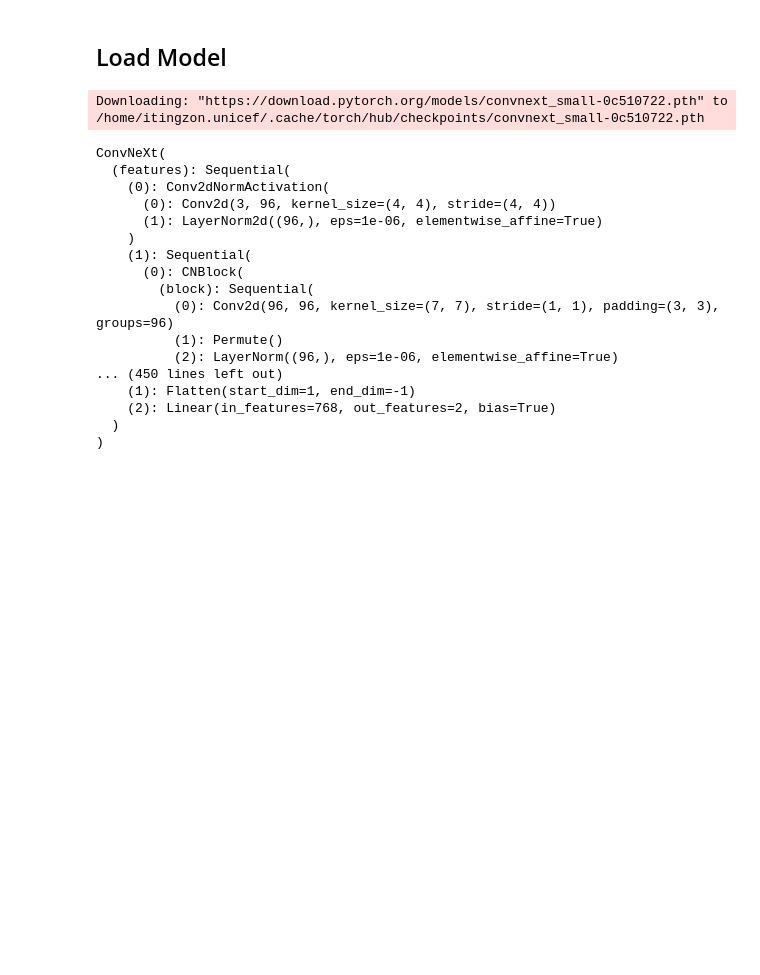
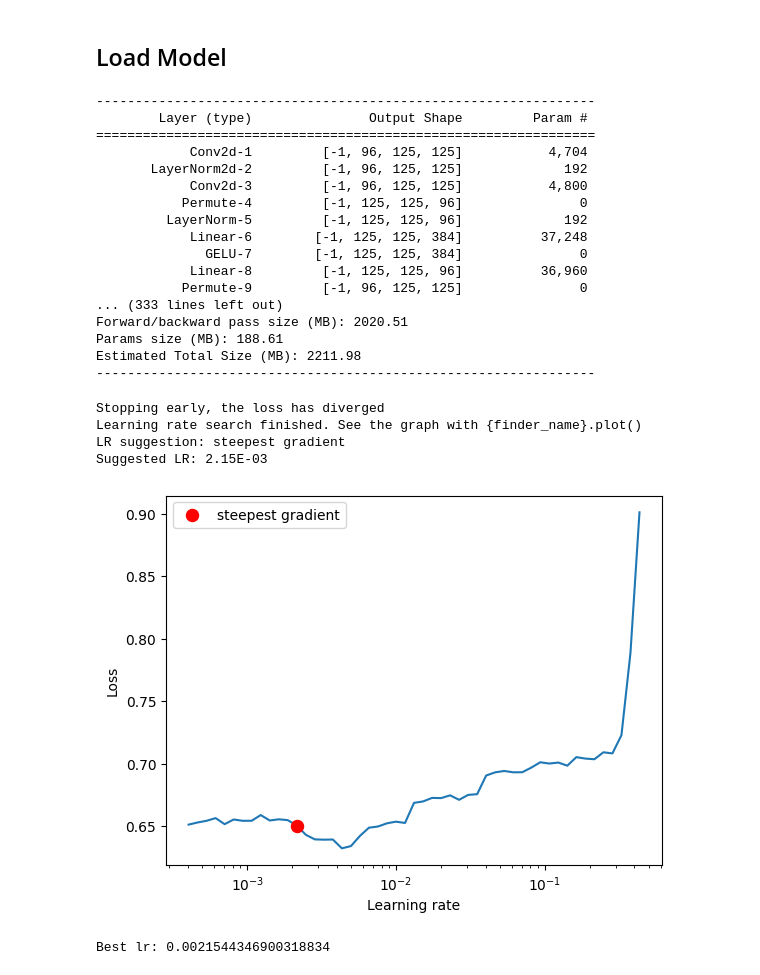
Before and after one commit to unicef/giga-global-school-mapping, a Jupyter notebook: notebooks/05_cnn_development.ipynb, the cells around one changed output. Cells and saved outputs as stored; diff of their text form; code cells hidden in the pictures; blank space fills up the shorter version.

```diff
--- a/notebooks/05_cnn_development.ipynb
+++ b/notebooks/05_cnn_development.ipynb
@@ -57,7 +56,7 @@ cnn_utils.visualize_data(data, data_loader, phase='train')
 # %%
 device = torch.device("cuda:0" if torch.cuda.is_available() else "cpu")
 model, criterion, optimizer, scheduler = cnn_utils.load_model(
-    n_classes=len(classes),
+    n_classes=1,
     model_type=config["model"],
     pretrained=config["pretrained"],
     scheduler_type=config["scheduler"],
@@ -71,23 +70,50 @@ model, criterion, optimizer, scheduler = cnn_utils.load_model(
     dropout=config["dropout"],
     device=device,
 )
-model
+torchsummary.summary(model, (3, 500, 500))
 # %% [output]
-Downloading: "https://download.pytorch.org/models/convnext_small-0c510722.pth" to /home/itingzon.unicef/.cache/torch/hub/checkpoints/convnext_small-0c510722.pth
+----------------------------------------------------------------
+        Layer (type)               Output Shape         Param #
+================================================================
+            Conv2d-1         [-1, 96, 125, 125]           4,704
+       LayerNorm2d-2         [-1, 96, 125, 125]             192
+            Conv2d-3         [-1, 96, 125, 125]           4,800
+           Permute-4         [-1, 125, 125, 96]               0
+         LayerNorm-5         [-1, 125, 125, 96]             192
+            Linear-6        [-1, 125, 125, 384]          37,248
+              GELU-7        [-1, 125, 125, 384]               0
+            Linear-8         [-1, 125, 125, 96]          36,960
+           Permute-9         [-1, 96, 125, 125]               0
+... (333 lines left out)
+Forward/backward pass size (MB): 2020.51
+Params size (MB): 188.61
+Estimated Total Size (MB): 2211.98
+----------------------------------------------------------------
-ConvNeXt(
-  (features): Sequential(
-    (0): Conv2dNormActivation(
-      (0): Conv2d(3, 96, kernel_size=(4, 4), stride=(4, 4))
-      (1): LayerNorm2d((96,), eps=1e-06, elementwise_affine=True)
-    )
-    (1): Sequential(
-      (0): CNBlock(
-        (block): Sequential(
-          (0): Conv2d(96, 96, kernel_size=(7, 7), stride=(1, 1), padding=(3, 3), groups=96)
-          (1): Permute()
-          (2): LayerNorm((96,), eps=1e-06, elementwise_affine=True)
-... (450 lines left out)
-    (1): Flatten(start_dim=1, end_dim=-1)
-    (2): Linear(in_features=768, out_features=2, bias=True)
-  )
-)
+# %%
+from torch_lr_finder import LRFinder
+
+lr_finder = LRFinder(model, optimizer, criterion, device=device)
+lr_finder.range_test(data_loader["train"], end_lr=100, num_iter=100)
+lr_finder.plot()
+lr_finder.reset()
+# %% [output]
+Stopping early, the loss has diverged
+Learning rate search finished. See the graph with {finder_name}.plot()
+LR suggestion: steepest gradient
+Suggested LR: 2.15E-03
+[figure, added]
+# %%
+lrs = np.array(lr_finder.history["lr"])
+losses = np.array(lr_finder.history["loss"])
+
+min_grad_idx = None
+try:
+    min_grad_idx = (np.gradient(np.array(losses))).argmin()
+except ValueError:
+    print("Failed to compute the gradients, there might not be enough points.")
+if min_grad_idx is not None:
+    best_lr = lrs[min_grad_idx]
+
+print(f"Best lr:", best_lr)
+# %% [output]
+Best lr: 0.0021544346900318834
```
Also changed, not shown: parts of 3 cells of this notebook, 9 other files.
